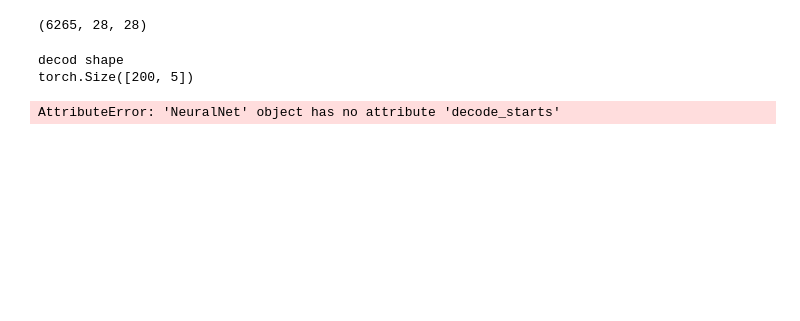
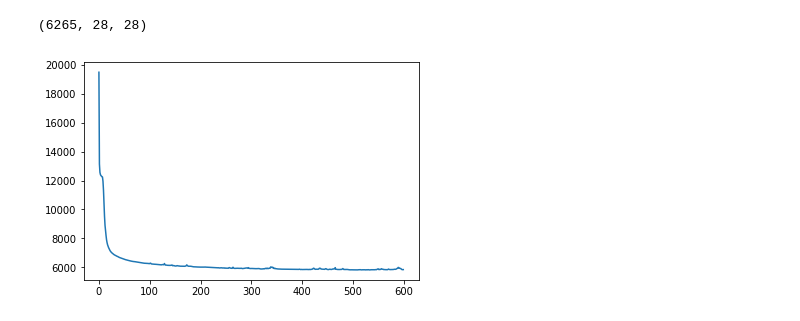
Before and after one commit to gurjaspalbedi/deep-learning, a Jupyter notebook: Assignment4/Assignment4_part2.ipynb, the cells around one changed output. Saved outputs shown, nothing was run; the diff lists cells and outputs as text; code cells hidden in the pictures; blank space fills up the shorter version.

```diff
--- a/Assignment4/Assignment4_part2.ipynb
+++ b/Assignment4/Assignment4_part2.ipynb
@@ -119,13 +105,13 @@ class NeuralNet(nn.Module):
 model = NeuralNet().cuda()
 optimizer = torch.optim.Adam(model.parameters(), lr=1e-3)
 # %%
-def loss_function(recon_x, x, mu, logvar):
-    BCE = F.binary_cross_entropy(recon_x, x.view(-1, 784), reduction='sum')
+# Ref: https://github.com/sksq96/pytorch-vae/blob/master/vae-cnn.ipynb
+def loss_fn(recon_x, x, mu, logvar):
+    recon_x = recon_x.reshape((recon_x.shape[0],28,28))
+    BCE = F.binary_cross_entropy(recon_x, x, size_average=False)
 
     # see Appendix B from VAE paper:
     # Kingma and Welling. Auto-Encoding Variational Bayes. ICLR, 2014
-    # https://arxiv.org/abs/1312.6114
-    # 0.5 * sum(1 + log(sigma^2) - mu^2 - sigma^2)
-    KLD = -0.5 * torch.sum(1 + logvar - mu.pow(2) - logvar.exp())
+    KLD = -0.5 * torch.mean(1 + logvar - mu.pow(2) - logvar.exp())
 
-    return BCE + KLD
+    return BCE + KLD, BCE, KLD
@@ -153,7 +118,22 @@ def train(epoch):
-# %%
-for epoch in range(1000):
-    train(epoch)
-# %% [output]
-decod shape
-torch.Size([200, 5])
-AttributeError: 'NeuralNet' object has no attribute 'decode_starts'
+# %%
+epochs = 600
+# %%
+total_loss_list = []
+recontruction_loss = []
+kl_loss = []
+for epoch in range(epochs):
+    for idx, images in enumerate(train_loader):
+        recon_images, mu, logvar = model(images)
+        loss, bce, kld = loss_fn(recon_images.cuda(), images.cuda(), mu.cuda(), logvar.cuda())
+        optimizer.zero_grad()
+        loss.backward()
+        optimizer.step()
+        # For debugging purpose
+    total_loss_list.append(loss.data.cpu().numpy())
+    recontruction_loss.append(bce.data.cpu().numpy())
+    kl_loss.append(kld.data.cpu().numpy())
+# %%
+plt.plot(range(epochs), total_loss_list)
+plt.show()
+# %% [output]
+[figure, added]
```
Also changed, not shown: parts of 16 cells of this notebook.
